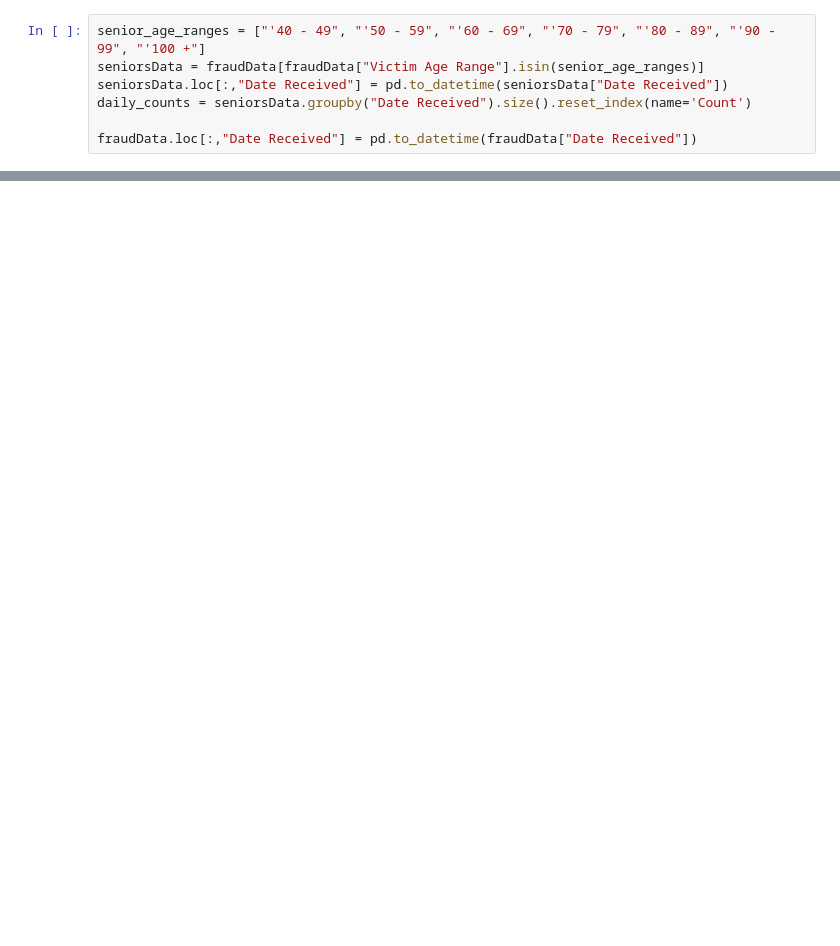
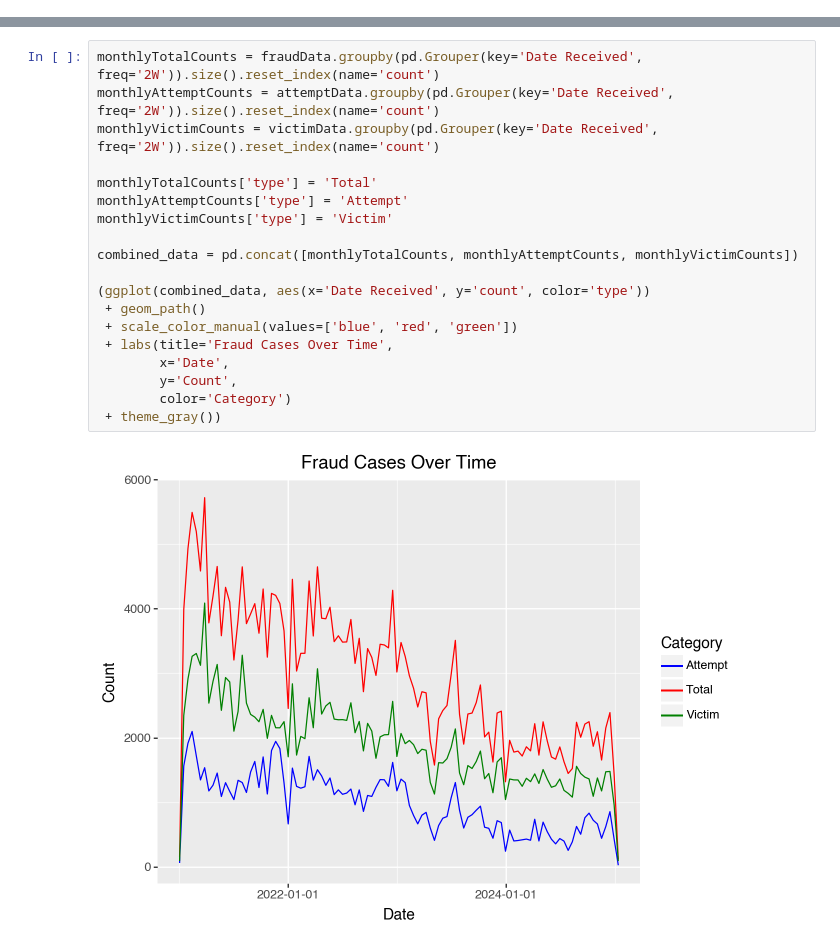
Before and after one commit to Michael-Kummer/Website-Notebooks, a Jupyter notebook: Senior Fraud/Cad Fraud.ipynb, the cells around one changed output, grey strips where cells are left out. Cells and saved outputs as stored; diff of their text form; blank space fills up the shorter version.

```diff
--- a/Senior Fraud/Cad Fraud.ipynb
+++ b/Senior Fraud/Cad Fraud.ipynb
@@ -85,7 +105,0 @@ Name: count, dtype: int64
-# %%
-senior_age_ranges = ["'40 - 49", "'50 - 59", "'60 - 69", "'70 - 79", "'80 - 89", "'90 - 99", "'100 +"]
-seniorsData = fraudData[fraudData["Victim Age Range"].isin(senior_age_ranges)]
-seniorsData.loc[:,"Date Received"] = pd.to_datetime(seniorsData["Date Received"])
-daily_counts = seniorsData.groupby("Date Received").size().reset_index(name='Count')
-
-fraudData.loc[:,"Date Received"] = pd.to_datetime(fraudData["Date Received"])
@@ -106,0 +181,21 @@ array(['$0.00', '$298.00', '$50.00', ..., '$5,566.76', '$81.48',
+# %%
+monthlyTotalCounts = fraudData.groupby(pd.Grouper(key='Date Received', freq='2W')).size().reset_index(name='count')
+monthlyAttemptCounts = attemptData.groupby(pd.Grouper(key='Date Received', freq='2W')).size().reset_index(name='count')
+monthlyVictimCounts = victimData.groupby(pd.Grouper(key='Date Received', freq='2W')).size().reset_index(name='count')
+
+monthlyTotalCounts['type'] = 'Total'
+monthlyAttemptCounts['type'] = 'Attempt'
+monthlyVictimCounts['type'] = 'Victim'
+
+combined_data = pd.concat([monthlyTotalCounts, monthlyAttemptCounts, monthlyVictimCounts])
+
+(ggplot(combined_data, aes(x='Date Received', y='count', color='type'))
+ + geom_path()
+ + scale_color_manual(values=['blue', 'red', 'green'])
+ + labs(title='Fraud Cases Over Time',
+        x='Date',
+        y='Count',
+        color='Category')
+ + theme_gray())
+# %% [output]
+[figure, added]
```
Also changed, not shown: parts of 35 cells of this notebook, 23 other files.
